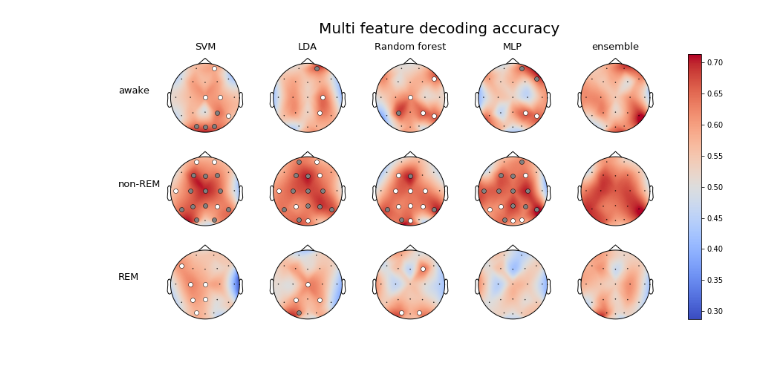
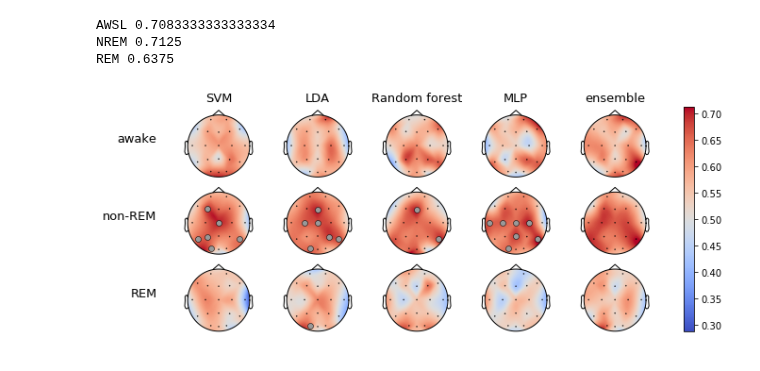
Before and after one commit to PhilippThoelke/caffeine-sleep, a Jupyter notebook: multiFeatureML/DecodingAccuracyMFFigures.ipynb, the cells around one changed output. Saved outputs shown, nothing was run; the diff lists cells and outputs as text; code cells hidden in the pictures.

Commit message:
Modify figures

```diff
--- a/multiFeatureML/DecodingAccuracyMFFigures.ipynb
+++ b/multiFeatureML/DecodingAccuracyMFFigures.ipynb
@@ -11,7 +11,7 @@ CAF_DOSE = 200
 
 SIGNIFICANT_P = 0.05
 SIGNIFICANT_P_STRONG = 0.01
-STRONG_SIGNIFICANCE_COLOR = [0.5, 0.5, 0.5]
+STRONG_SIGNIFICANCE_COLOR = 'w'
 
 PROJECT_PATH = '..\\data' # path to where the EEG sensor position file is stored
 RESULTS_PATH = '..\\results'
@@ -50,55 +50,71 @@ big_font = 20
 vmin = np.min([[[np.min(da_scores[stage][clf][elec][0]) for elec in range(20)] for clf in da_scores[stage].keys()] for stage in STAGES])
 vmax = np.max([[[np.max(da_scores[stage][clf][elec][0]) for elec in range(20)] for clf in da_scores[stage].keys()] for stage in STAGES])
 
+for stage in STAGES:
+    print(stage, np.max([[np.max(da_scores[stage][clf][elec][0]) for elec in range(20)] for clf in da_scores[stage].keys()]))
+
 diff = max(abs(0.5 - vmin), abs(0.5 - vmax))
 vmin = 0.5 - diff
 vmax = 0.5 + diff
 
-plt.figure(figsize=(16, 6))
-suptitle = plt.suptitle('Multi feature decoding accuracy', fontsize=big_font, y=1.05)
+plt.figure(figsize=(12, 4))
 
 subplot_counter = 0
-gs = gridspec.GridSpec(len(STAGES), len(da_scores[stage]) + 1, width_ratios=[0.2] + [1] * len(da_scores[stage]))
-
+gs = gridspec.GridSpec(len(STAGES),
+                       len(da_scores[stage]) + 1,
+                       width_ratios=[0.1] + [1] * len(da_scores[stage]),
+                       wspace=0,
+                       hspace=0.1)
+annotations = []
 axes = []
 for stage in STAGES:
     plt.subplot(gs[subplot_counter])
-    plt.annotate(stage.replace('AWSL', 'awake').replace('NREM', 'non-REM'), xy=(0, 0.5), fontsize=small_font)
+    annotations.append(plt.annotate(stage.replace('AWSL', 'awake').replace('NREM', 'non-REM'), xy=(1, 0.5), fontsize=small_font, ha='right'))
     plt.axis('off')
     subplot_counter += 1
 
     for clf in da_scores[stage].keys():
         acc = [score[0] for score in da_scores[stage][clf]]
         p_val = np.array([score[1] for score in da_scores[stage][clf]])
 
-        mask = p_val < SIGNIFICANT_P
-        marker_colors = ['w'] * len(mask)
-        for i in np.where(p_val < SIGNIFICANT_P_STRONG)[0]:
+        #mask = p_val < SIGNIFICANT_P # not corrected
+        mask = p_val <= (1 / p_val.shape[0] * SIGNIFICANT_P) # corrected with Bonferroni
+
+        marker_colors = [[0.6, 0.6, 0.6]] * len(mask)
+        #for i in np.where(p_val < SIGNIFICANT_P_STRONG)[0]: # not corrected
+        for i in np.where(p_val <= (1 / p_val.shape[0] * SIGNIFICANT_P_STRONG))[0]: # corrected with Bonferroni method
             marker_colors[i] = STRONG_SIGNIFICANCE_COLOR
         marker_colors = np.array(marker_colors)[mask]
 
         axes.append(plt.subplot(gs[subplot_counter]))
 
         if stage == STAGES[0]:
             plt.title(clf.replace('MultilayerPerceptron', 'MLP').replace('RandomForest', 'Random forest'), fontsize=small_font)
 
         viz.plot_topomap(acc,
                          sensor_pos,
                          mask=mask,
                          vmin=vmin,
                          vmax=vmax,
                          cmap=colormap,
                          mask_params={'markersize': 6, 'markeredgewidth': 0.5, 'markerfacecolor': marker_colors},
                          contours=False,
                          show=False)
         subplot_counter += 1
 
 norm = colors.Normalize(vmin=vmin, vmax=vmax)
 sm = plt.cm.ScalarMappable(cmap=colormap, norm=norm)
 sm.set_array([])
 plt.colorbar(sm, ax=axes, shrink=1, aspect=20)
 
-plt.savefig(os.path.join(FIGURE_PATH, 'decodingAccuracyMulti', f'decodingAccuracy{CAF_DOSE}'), bbox_inches='tight', bbox_extra_artists=[suptitle], dpi=400)
+plt.savefig(os.path.join(FIGURE_PATH, 'decodingAccuracyMulti', f'decodingAccuracy{CAF_DOSE}'),
+            bbox_inches='tight',
+            bbox_extra_artists=annotations,
+            transparent=True,
+            dpi=200)
 plt.show()
 # %% [output]
+AWSL 0.7083333333333334
+NREM 0.7125
+REM 0.6375
-[figure, old version]
+[figure, new version]
```
Also changed, not shown: 3 other files.
